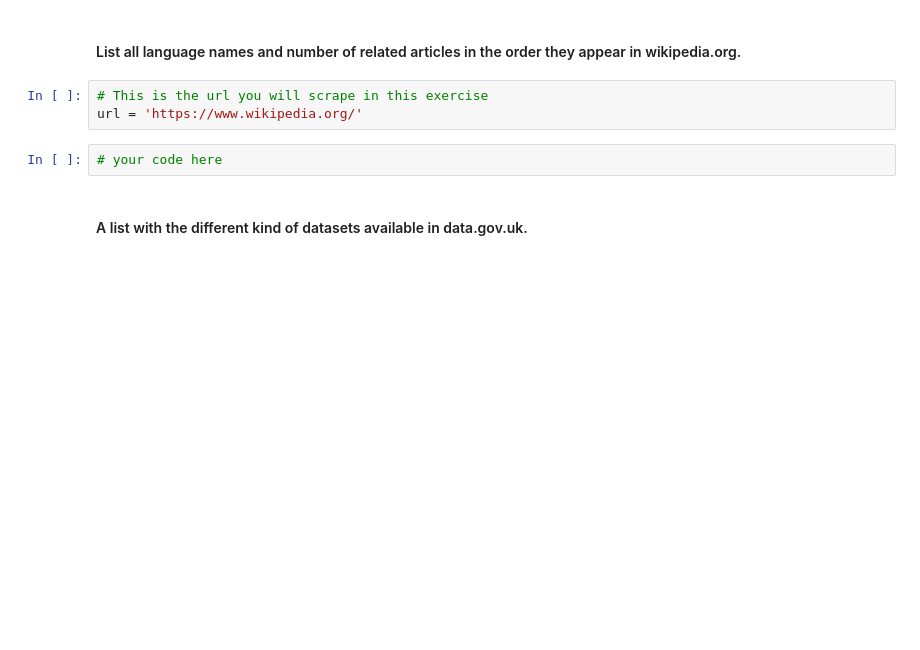
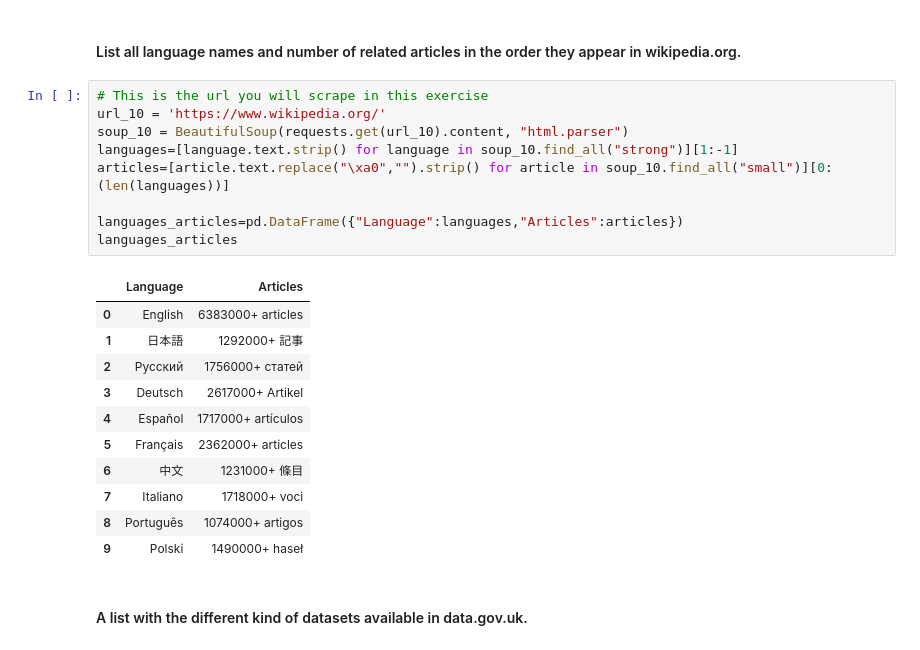
Before and after one commit to ivanrepi/dataptmad1121_labs, a Jupyter notebook: extra-work/m1/lab-web-scraping/your-code/main.ipynb, the cells around one changed output. Cells and saved outputs as stored; diff of their text form; blank space fills up the shorter version.

Commit message:
all mandatory exercises ok, pending twitter ones

```diff
--- a/extra-work/m1/lab-web-scraping/your-code/main.ipynb
+++ b/extra-work/m1/lab-web-scraping/your-code/main.ipynb
@@ -308,11 +316,27 @@ url = 'https://twitter.com/'
 # your code here
 # %% [markdown]
 #### List all language names and number of related articles in the order they appear in wikipedia.org.
-# %%
-# This is the url you will scrape in this exercise
-url = 'https://www.wikipedia.org/'
-# %%
-# your code here
+# %%
+# This is the url you will scrape in this exercise
+url_10 = 'https://www.wikipedia.org/'
+soup_10 = BeautifulSoup(requests.get(url_10).content, "html.parser")
+languages=[language.text.strip() for language in soup_10.find_all("strong")][1:-1]
+articles=[article.text.replace("\xa0","").strip() for article in soup_10.find_all("small")][0:(len(languages))]
+
+languages_articles=pd.DataFrame({"Language":languages,"Articles":articles})
+languages_articles
+# %% [output]
+|  | Language | Articles |
+| 0 | English | 6383000+ articles |
+| 1 | 日本語 | 1292000+ 記事 |
+| 2 | Русский | 1756000+ статей |
+| 3 | Deutsch | 2617000+ Artikel |
+| 4 | Español | 1717000+ artículos |
+| 5 | Français | 2362000+ articles |
+| 6 | 中文 | 1231000+ 條目 |
+| 7 | Italiano | 1718000+ voci |
+| 8 | Português | 1074000+ artigos |
+| 9 | Polski | 1490000+ haseł |
 # %% [markdown]
 #### A list with the different kind of datasets available in data.gov.uk.
 # %%
```
Also changed, not shown: parts of 8 cells of this notebook.
